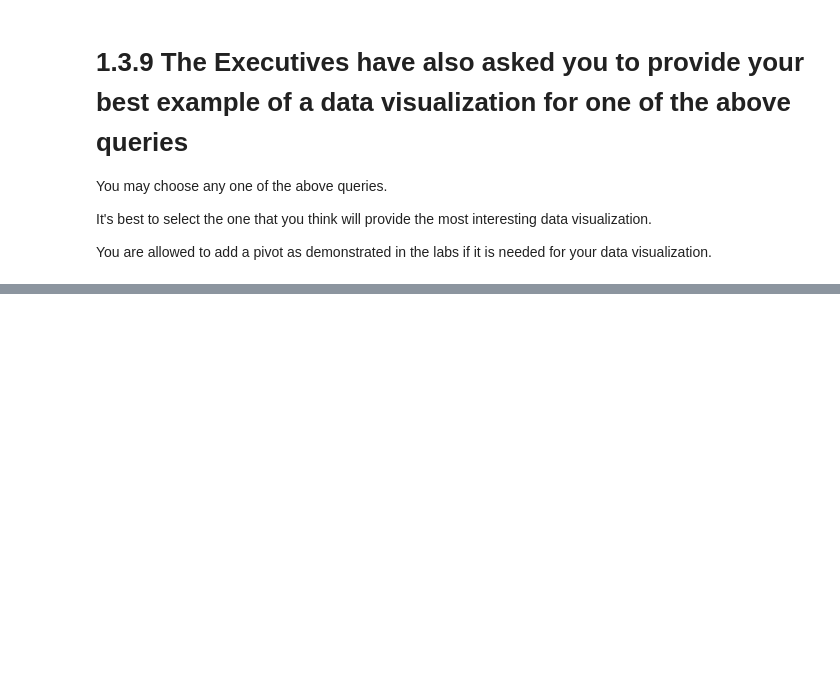
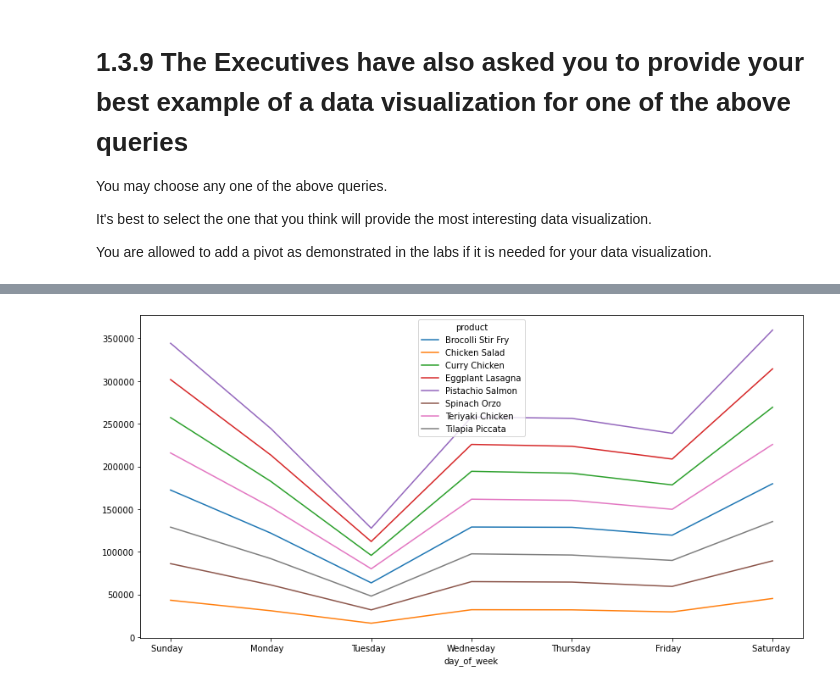
Before and after one commit to jvgalvin/Portfolio, a Jupyter notebook: project_1_3.ipynb, the cells around one changed output, grey strips where cells are left out. Drawn from its saved outputs; the diff is of its cells as text; code cells hidden in the pictures; blank space fills up the shorter version.

Commit message:
pushing visualization

```diff
--- a/project_1_3.ipynb
+++ b/project_1_3.ipynb
@@ -371,3 +371,25 @@ You may choose any one of the above queries.
 It's best to select the one that you think will provide the most interesting data visualization.
 
 You are allowed to add a pivot as demonstrated in the labs if it is needed for your data visualization.
+# %%
+rollback_before_flag = True
+rollback_after_flag = True
+
+query = """
+
+select extract(dow from sa.sale_date) as dow,
+       to_char(sa.sale_date, 'Day') as day_of_week,
+       p.description as product,
+       sum(l.quantity) as total_quantity_sold
+from sales as sa
+     join line_items as l
+         on sa.store_id = l.store_id and sa.sale_id = l.sale_id
+     join products as p
+         on l.product_id = p.product_id
+group by product, dow, day_of_week
+order by dow, product
+
+"""
+
+df = my_select_query_pandas(query, rollback_before_flag, rollback_after_flag)
+df
@@ -373,0 +414,11 @@ You are allowed to add a pivot as demonstrated in the labs if it is needed for y
+# %%
+# Plot the results of the query
+fig, ax = plt.subplots()
+fig = df.groupby(["day_of_week", "product"], sort=False)["total_quantity_sold"].sum().unstack(level=1).plot(figsize=(14,7), ax=ax)
+
+# Change order of legend
+handles, labels = plt.gca().get_legend_handles_labels()
+order = [0, 4, 1, 2, 3]
+plt.legend([handles[idx] for idx in order], [labels[idx] for idx in order])
+# %% [output]
+[figure, added]
```
Also changed, not shown: parts of 2 cells of this notebook.
